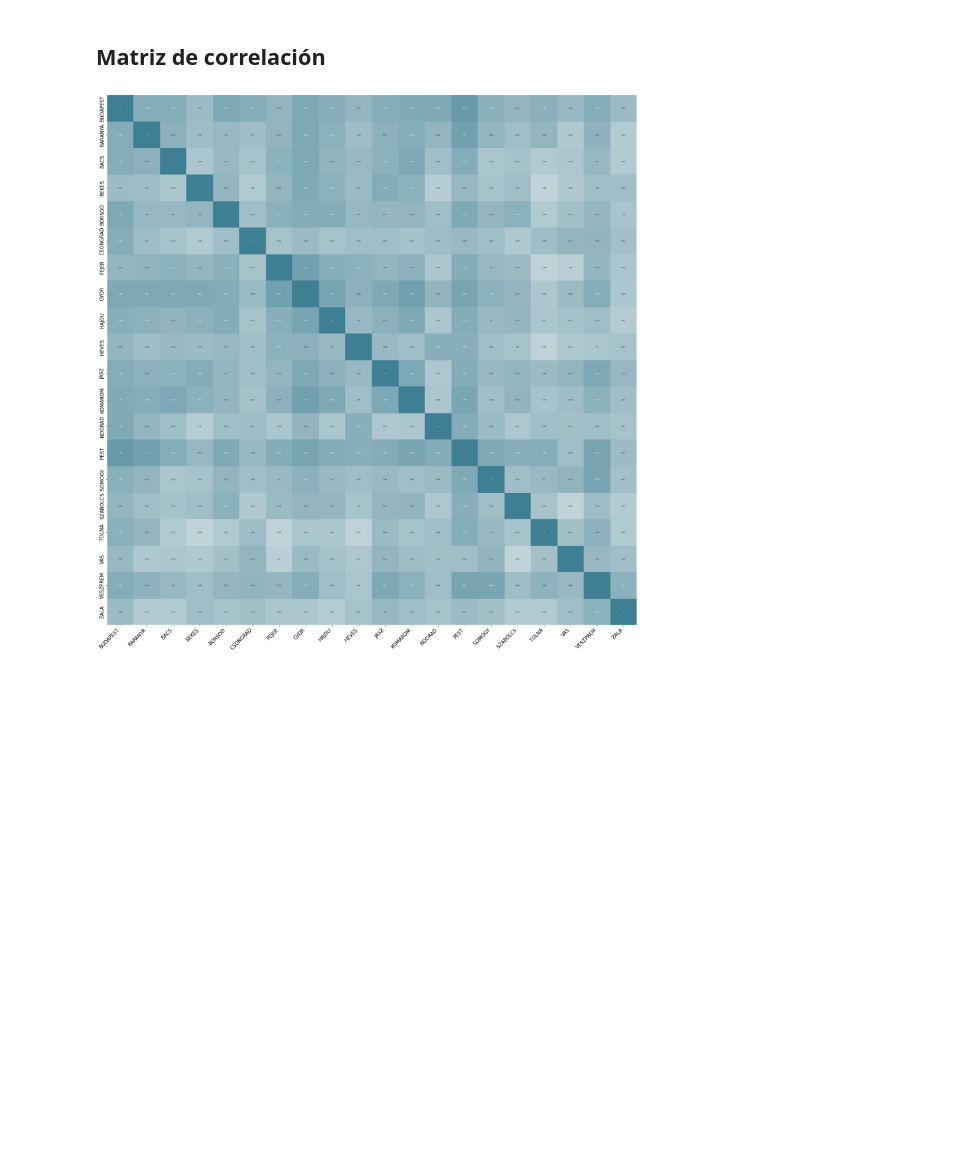
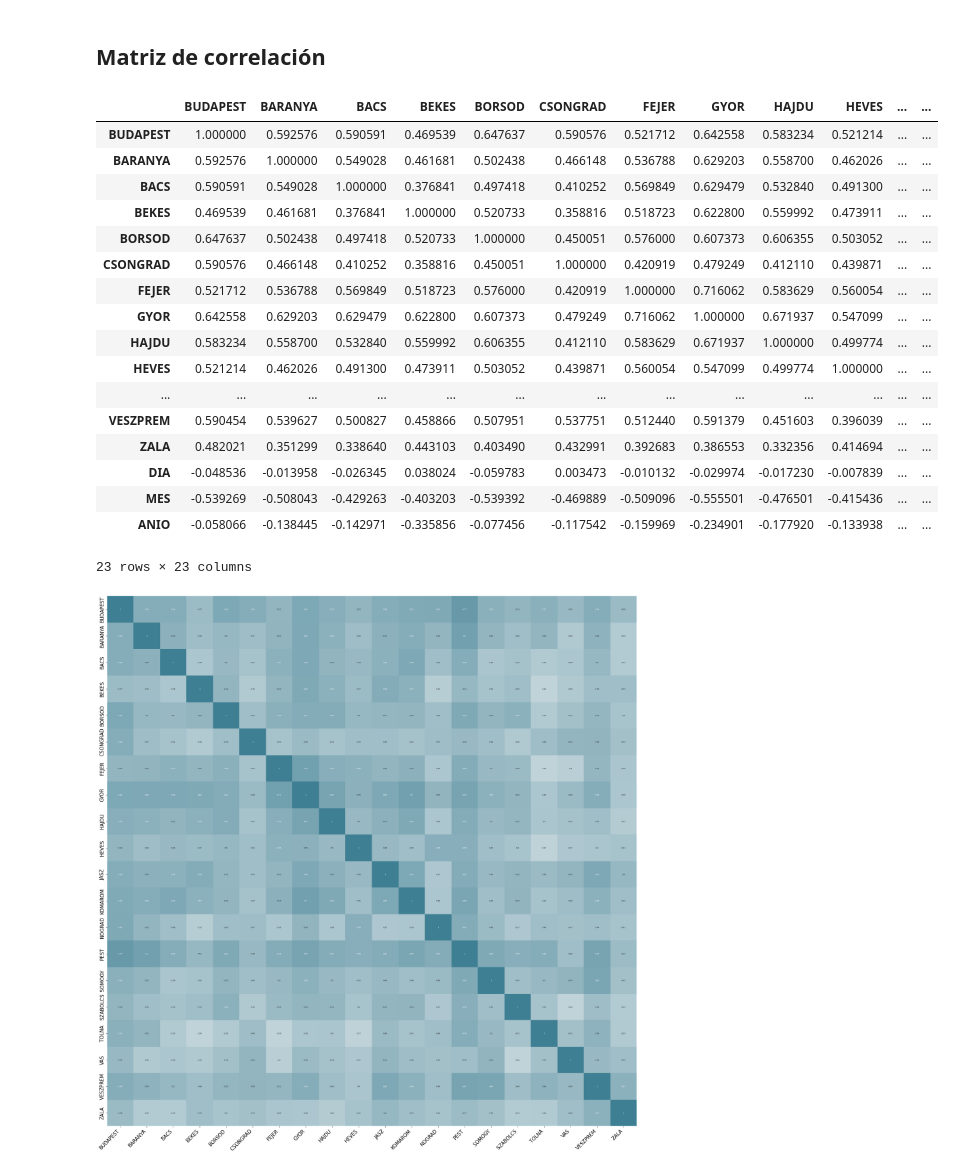
Before and after one commit to roxyconstantine-dev/Proyecto_Hungria, a Jupyter notebook: Untitled7.ipynb, the cells around one changed output. Cells and saved outputs as stored; diff of their text form; code cells hidden in the pictures; blank space fills up the shorter version.

```diff
--- a/Untitled7.ipynb
+++ b/Untitled7.ipynb
@@ -226,6 +224,27 @@ fig.suptitle('Distribución variables numéricas', fontsize = 10, fontweight = "
 Como es des esperar la tendencia de la incidencia de esta enfermedad es hacia el descenso.
 # %% [markdown]
 ## **Matriz de correlación**
+# %%
+datos_1.corr()
+# %% [output]
+|  | BUDAPEST | BARANYA | BACS | BEKES | BORSOD | CSONGRAD | FEJER | GYOR | HAJDU | HEVES | ... | ... |
+| BUDAPEST | 1.000000 | 0.592576 | 0.590591 | 0.469539 | 0.647637 | 0.590576 | 0.521712 | 0.642558 | 0.583234 | 0.521214 | ... | ... |
+| BARANYA | 0.592576 | 1.000000 | 0.549028 | 0.461681 | 0.502438 | 0.466148 | 0.536788 | 0.629203 | 0.558700 | 0.462026 | ... | ... |
+| BACS | 0.590591 | 0.549028 | 1.000000 | 0.376841 | 0.497418 | 0.410252 | 0.569849 | 0.629479 | 0.532840 | 0.491300 | ... | ... |
+| BEKES | 0.469539 | 0.461681 | 0.376841 | 1.000000 | 0.520733 | 0.358816 | 0.518723 | 0.622800 | 0.559992 | 0.473911 | ... | ... |
+| BORSOD | 0.647637 | 0.502438 | 0.497418 | 0.520733 | 1.000000 | 0.450051 | 0.576000 | 0.607373 | 0.606355 | 0.503052 | ... | ... |
+| CSONGRAD | 0.590576 | 0.466148 | 0.410252 | 0.358816 | 0.450051 | 1.000000 | 0.420919 | 0.479249 | 0.412110 | 0.439871 | ... | ... |
+| FEJER | 0.521712 | 0.536788 | 0.569849 | 0.518723 | 0.576000 | 0.420919 | 1.000000 | 0.716062 | 0.583629 | 0.560054 | ... | ... |
+| GYOR | 0.642558 | 0.629203 | 0.629479 | 0.622800 | 0.607373 | 0.479249 | 0.716062 | 1.000000 | 0.671937 | 0.547099 | ... | ... |
+| HAJDU | 0.583234 | 0.558700 | 0.532840 | 0.559992 | 0.606355 | 0.412110 | 0.583629 | 0.671937 | 1.000000 | 0.499774 | ... | ... |
+| HEVES | 0.521214 | 0.462026 | 0.491300 | 0.473911 | 0.503052 | 0.439871 | 0.560054 | 0.547099 | 0.499774 | 1.000000 | ... | ... |
+| ... | ... | ... | ... | ... | ... | ... | ... | ... | ... | ... | ... | ... |
+| VESZPREM | 0.590454 | 0.539627 | 0.500827 | 0.458866 | 0.507951 | 0.537751 | 0.512440 | 0.591379 | 0.451603 | 0.396039 | ... | ... |
+| ZALA | 0.482021 | 0.351299 | 0.338640 | 0.443103 | 0.403490 | 0.432991 | 0.392683 | 0.386553 | 0.332356 | 0.414694 | ... | ... |
+| DIA | -0.048536 | -0.013958 | -0.026345 | 0.038024 | -0.059783 | 0.003473 | -0.010132 | -0.029974 | -0.017230 | -0.007839 | ... | ... |
+| MES | -0.539269 | -0.508043 | -0.429263 | -0.403203 | -0.539392 | -0.469889 | -0.509096 | -0.555501 | -0.476501 | -0.415436 | ... | ... |
+| ANIO | -0.058066 | -0.138445 | -0.142971 | -0.335856 | -0.077456 | -0.117542 | -0.159969 | -0.234901 | -0.177920 | -0.133938 | ... | ... |
+23 rows × 23 columns
 # %%
 # Heatmap matriz de correlaciones
 # ==============================================================================
```
Also changed, not shown: parts of 12 cells of this notebook.
